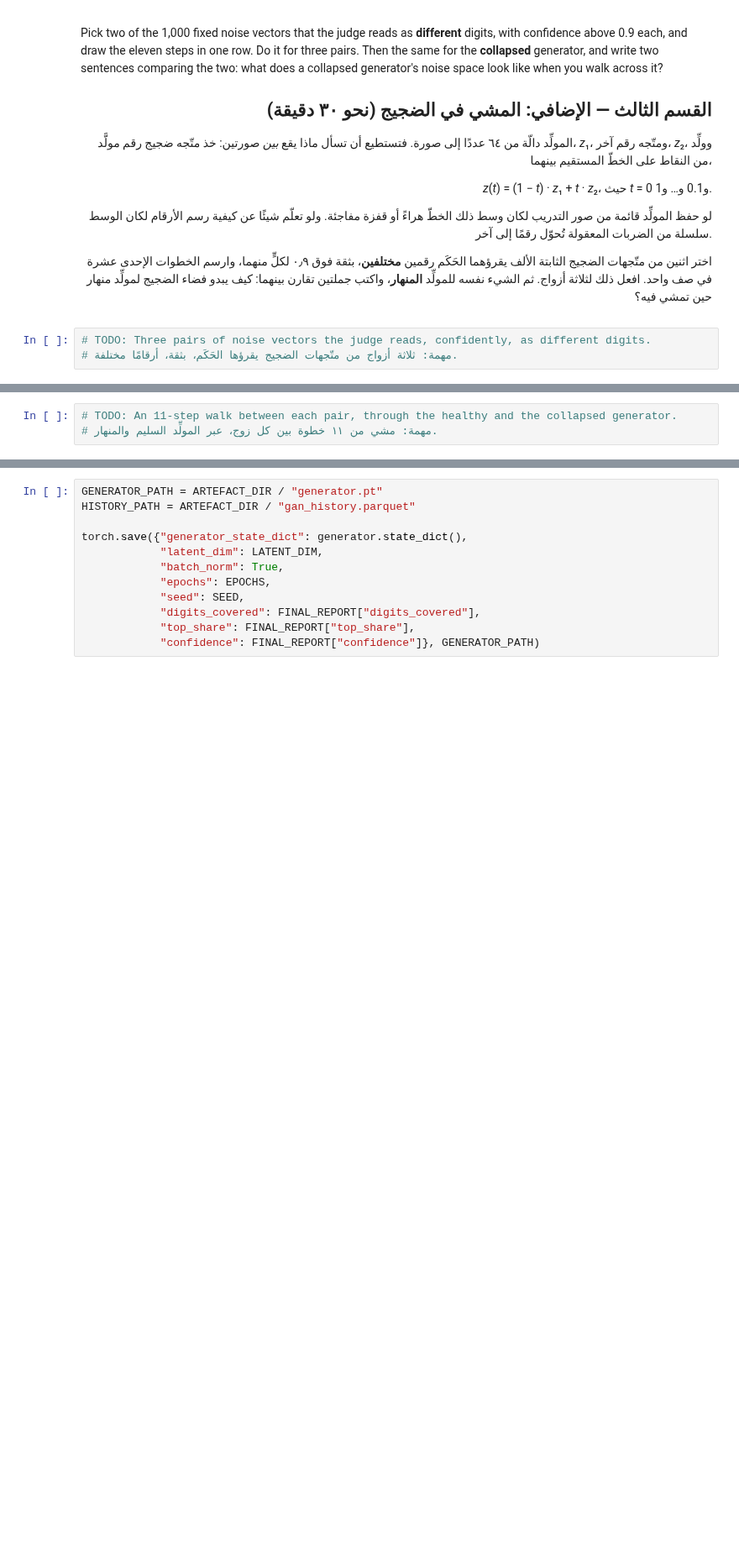
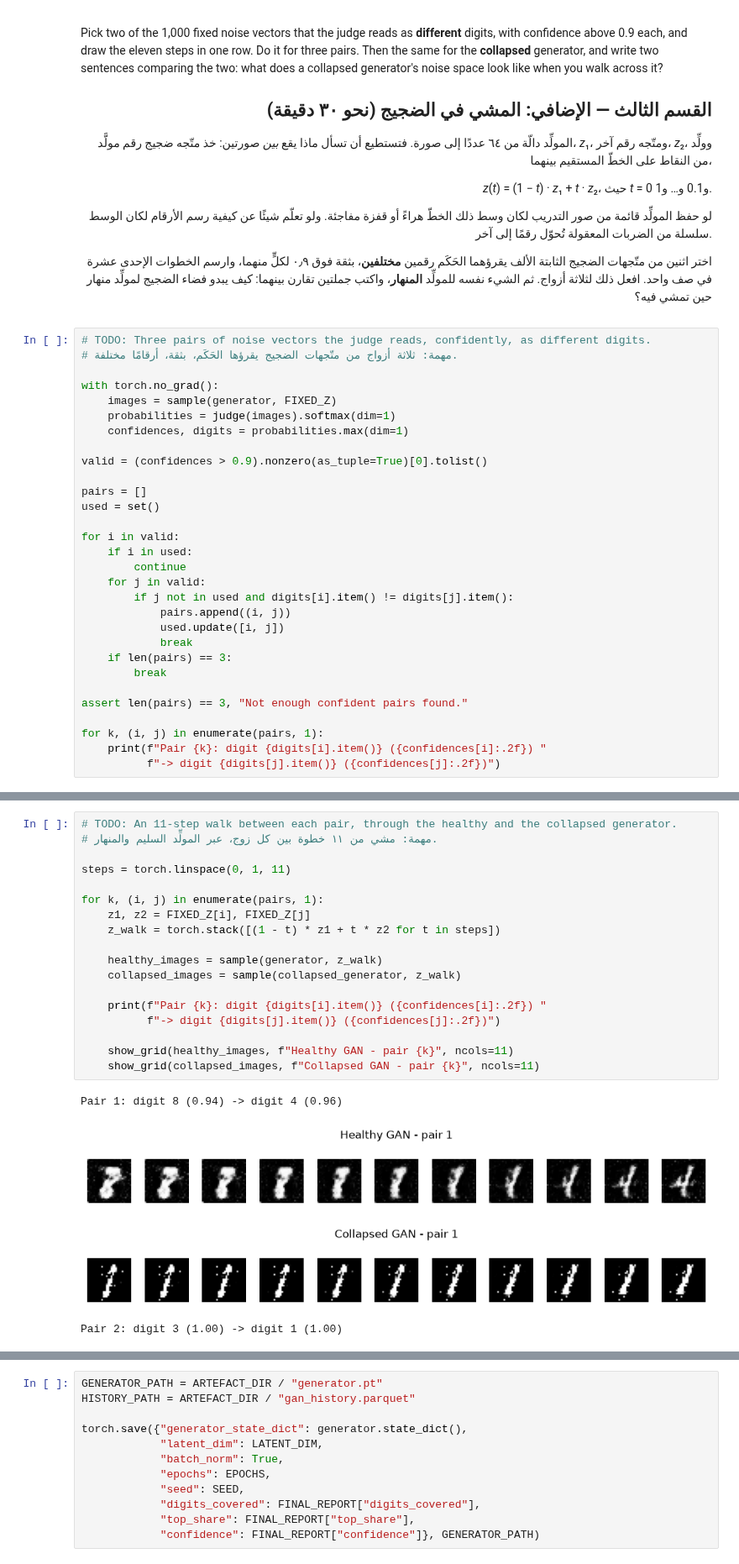
Before and after one commit to 507ahmed507-afk/AIEP_Olo_student, a Jupyter notebook: week_4_cnn_finetuning/labs/D5_gan_mnist/D5_gan_mnist_blank.ipynb, the cells around one changed output, grey strips where cells are left out. Shown at 84% size. Saved outputs shown, nothing was run; the diff lists cells and outputs as text; blank space fills up the shorter version.

```diff
--- a/week_4_cnn_finetuning/labs/D5_gan_mnist/D5_gan_mnist_blank.ipynb
+++ b/week_4_cnn_finetuning/labs/D5_gan_mnist/D5_gan_mnist_blank.ipynb
@@ -1013,3 +1182,30 @@ generator's noise space look like when you walk across it?
 # %%
 # TODO: Three pairs of noise vectors the judge reads, confidently, as different digits.
 # مهمة: ثلاثة أزواج من متّجهات الضجيج يقرؤها الحَكَم، بثقة، أرقامًا مختلفة.
+
+with torch.no_grad():
+    images = sample(generator, FIXED_Z)
+    probabilities = judge(images).softmax(dim=1)
+    confidences, digits = probabilities.max(dim=1)
+
+valid = (confidences > 0.9).nonzero(as_tuple=True)[0].tolist()
+
+pairs = []
+used = set()
+
+for i in valid:
+    if i in used:
+        continue
+    for j in valid:
+        if j not in used and digits[i].item() != digits[j].item():
+            pairs.append((i, j))
+            used.update([i, j])
+            break
+    if len(pairs) == 3:
+        break
+
+assert len(pairs) == 3, "Not enough confident pairs found."
+
+for k, (i, j) in enumerate(pairs, 1):
+    print(f"Pair {k}: digit {digits[i].item()} ({confidences[i]:.2f}) "
+          f"-> digit {digits[j].item()} ({confidences[j]:.2f})")
@@ -1016,3 +1216,23 @@ generator's noise space look like when you walk across it?
 # %%
 # TODO: An 11-step walk between each pair, through the healthy and the collapsed generator.
 # مهمة: مشي من ١١ خطوة بين كل زوج، عبر المولِّد السليم والمنهار.
+
+steps = torch.linspace(0, 1, 11)
+
+for k, (i, j) in enumerate(pairs, 1):
+    z1, z2 = FIXED_Z[i], FIXED_Z[j]
+    z_walk = torch.stack([(1 - t) * z1 + t * z2 for t in steps])
+
+    healthy_images = sample(generator, z_walk)
+    collapsed_images = sample(collapsed_generator, z_walk)
+
+    print(f"Pair {k}: digit {digits[i].item()} ({confidences[i]:.2f}) "
+          f"-> digit {digits[j].item()} ({confidences[j]:.2f})")
+
+    show_grid(healthy_images, f"Healthy GAN - pair {k}", ncols=11)
+    show_grid(collapsed_images, f"Collapsed GAN - pair {k}", ncols=11)
+# %% [output]
+Pair 1: digit 8 (0.94) -> digit 4 (0.96)
+[figure, added]
+[figure, added]
+Pair 2: digit 3 (1.00) -> digit 1 (1.00)
```
Also changed, not shown: parts of 30 cells of this notebook.
